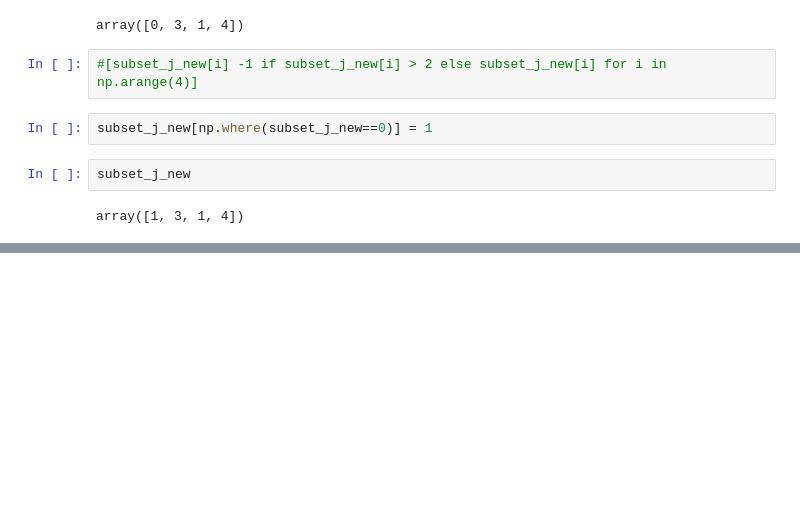
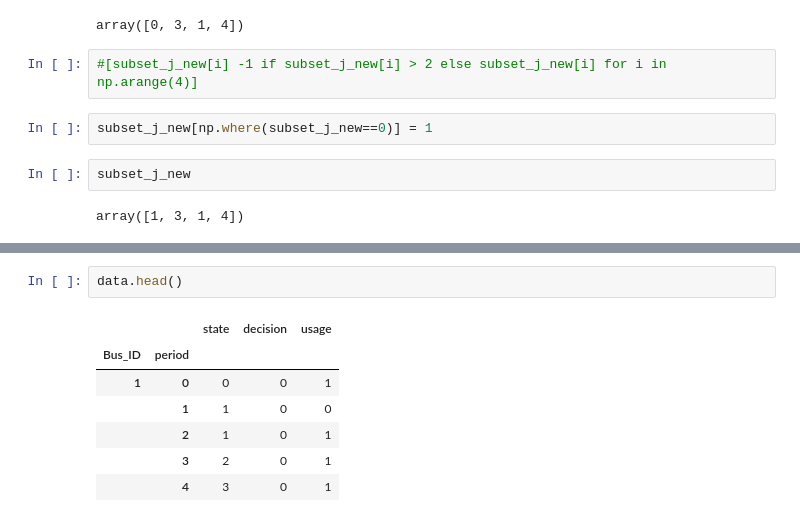
Before and after one commit to bhmueller/thesis, a Jupyter notebook: distribution_structural_parameter_estimates.ipynb, the cells around one changed output, grey strips where cells are left out. Saved outputs shown, nothing was run; the diff lists cells and outputs as text; blank space fills up the shorter version.

```diff
--- a/distribution_structural_parameter_estimates.ipynb
+++ b/distribution_structural_parameter_estimates.ipynb
@@ -570,0 +694,10 @@ array([1, 3, 1, 4])
+# %%
+data.head()
+# %% [output]
+|  |  | state | decision | usage |
+| Bus_ID | period |  |  |  |
+| 1 | 0 | 0 | 0 | 1 |
+|  | 1 | 1 | 0 | 0 |
+|  | 2 | 1 | 0 | 1 |
+|  | 3 | 2 | 0 | 1 |
+|  | 4 | 3 | 0 | 1 |
```
Also changed, not shown: parts of 22 cells of this notebook.
